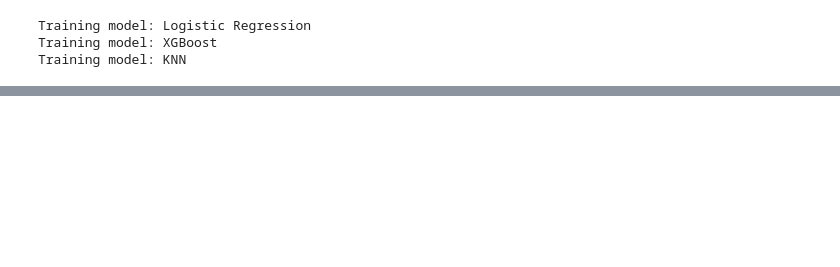
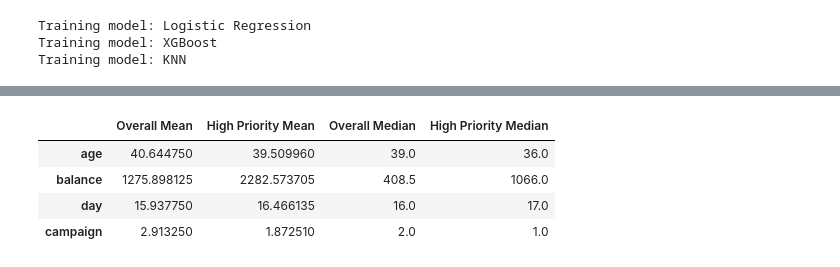
Before and after one commit to ShaneS02/04AWIXoLex7K20GE, a Jupyter notebook: src/run/run.ipynb, the cells around one changed output, grey strips where cells are left out. Cells and saved outputs as stored; diff of their text form; code cells hidden in the pictures; blank space fills up the shorter version.

```diff
--- a/src/run/run.ipynb
+++ b/src/run/run.ipynb
@@ -407,0 +407,17 @@ try different kernel for svm
+# %%
+high_priority = customer_analysis[customer_analysis["priority"] == "High"]
+
+categorical_features = [
+    "contact",
+    "month",
+    "job",
+    "marital",
+    "education",
+    "housing",
+    "loan",
+    "default"
+]
+
+for feature in categorical_features:
+    print(f"\n--- {feature} ---")
+    print(high_priority[feature].value_counts(normalize=True).head(10))
@@ -407,0 +476,23 @@ try different kernel for svm
+# %%
+#analyze numerical features for high priority customers
+numerical_features = [
+    "age",
+    "balance",
+    "day",
+    "campaign"
+]
+
+numerical_summary = pd.DataFrame({
+    "Overall Mean": customer_analysis[numerical_features].mean(),
+    "High Priority Mean": high_priority[numerical_features].mean(),
+    "Overall Median": customer_analysis[numerical_features].median(),
+    "High Priority Median": high_priority[numerical_features].median()
+})
+
+numerical_summary
+# %% [output]
+|  | Overall Mean | High Priority Mean | Overall Median | High Priority Median |
+| age | 40.644750 | 39.509960 | 39.0 | 36.0 |
+| balance | 1275.898125 | 2282.573705 | 408.5 | 1066.0 |
+| day | 15.937750 | 16.466135 | 16.0 | 17.0 |
+| campaign | 2.913250 | 1.872510 | 2.0 | 1.0 |
```
Also changed, not shown: parts of 16 cells of this notebook, 2 other files.
